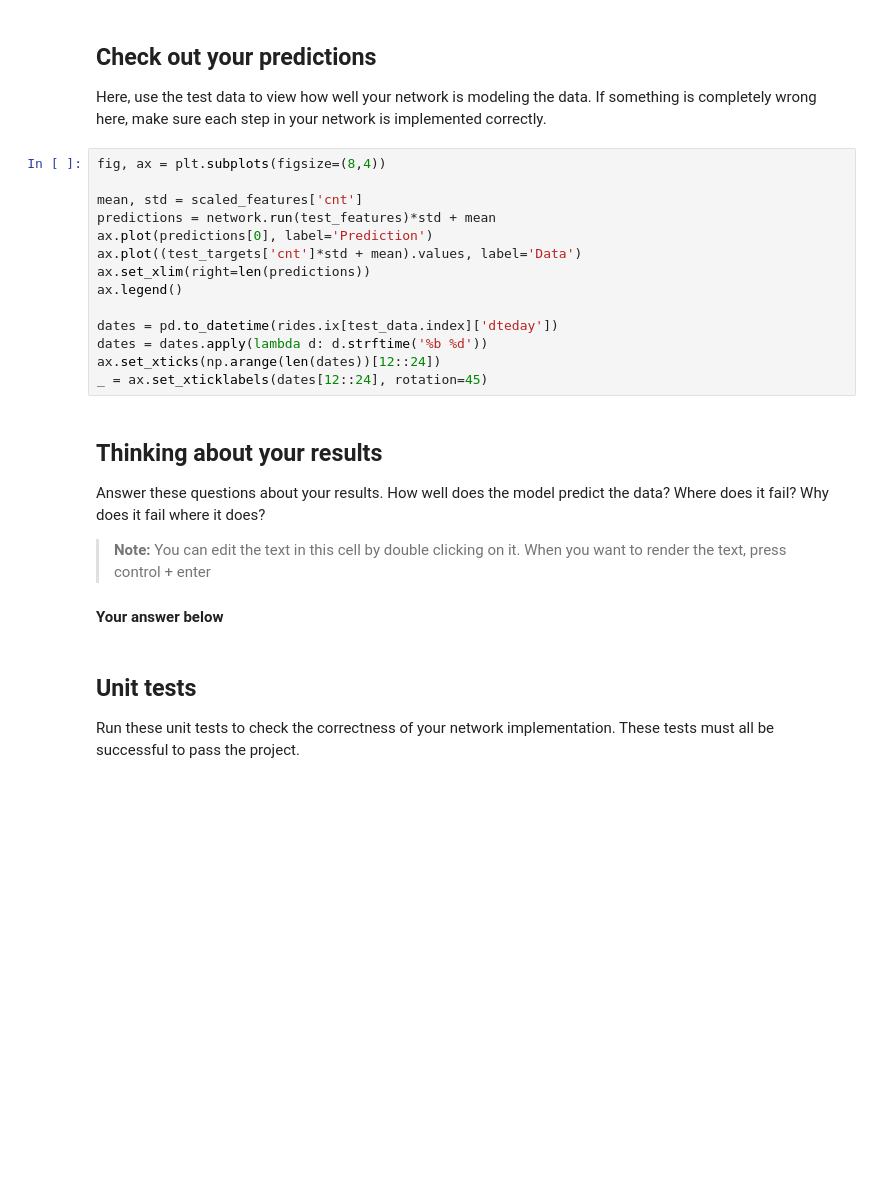
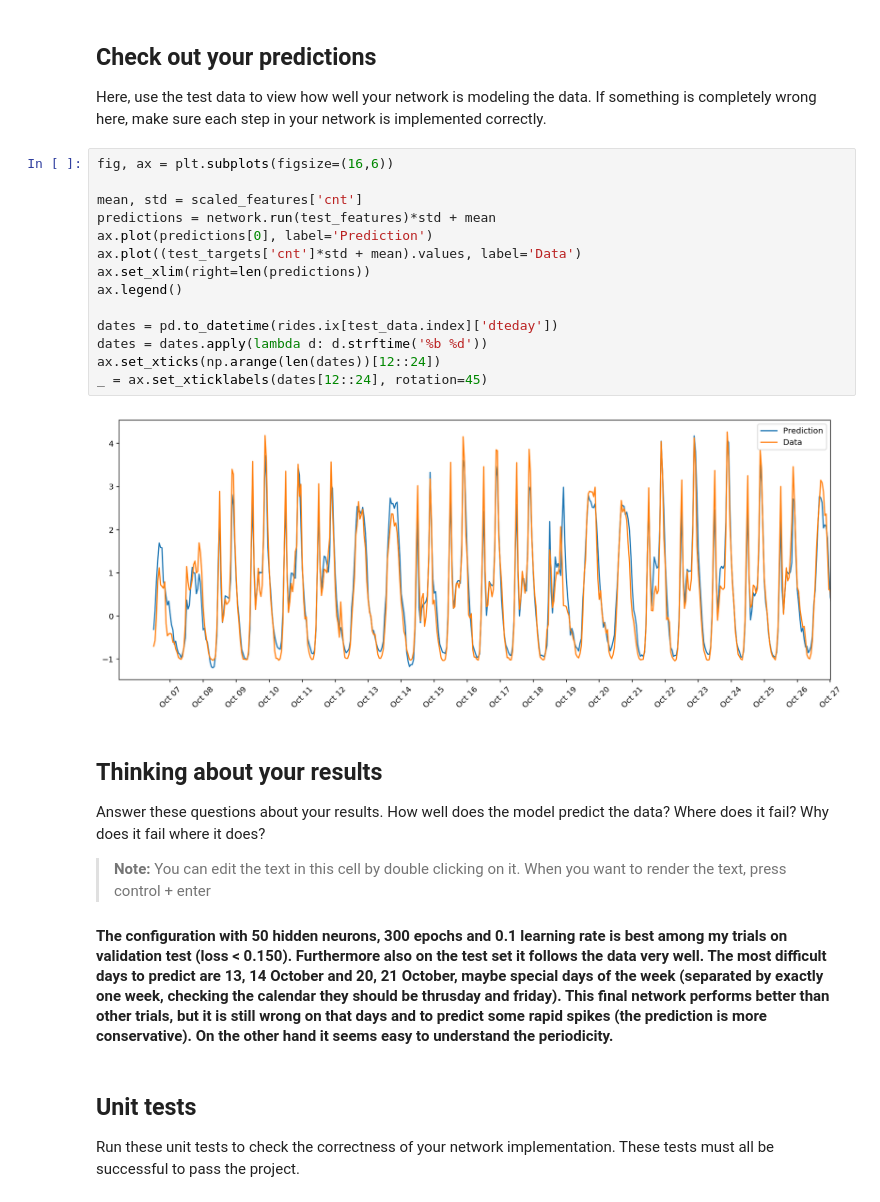
Before and after one commit to SlipknotTN/udacity-deeplearning-nanodegree, a Jupyter notebook: DLND-your-first-network/dlnd-your-first-neural-network.ipynb, the cells around one changed output. Saved outputs shown, nothing was run; the diff lists cells and outputs as text; blank space fills up the shorter version.

```diff
--- a/DLND-your-first-network/dlnd-your-first-neural-network.ipynb
+++ b/DLND-your-first-network/dlnd-your-first-neural-network.ipynb
@@ -237,19 +284,21 @@ plt.ylim(ymax=0.5)
 
 Here, use the test data to view how well your network is modeling the data. If something is completely wrong here, make sure each step in your network is implemented correctly.
 # %%
-fig, ax = plt.subplots(figsize=(8,4))
+fig, ax = plt.subplots(figsize=(16,6))
 
 mean, std = scaled_features['cnt']
 predictions = network.run(test_features)*std + mean
 ax.plot(predictions[0], label='Prediction')
 ax.plot((test_targets['cnt']*std + mean).values, label='Data')
 ax.set_xlim(right=len(predictions))
 ax.legend()
 
 dates = pd.to_datetime(rides.ix[test_data.index]['dteday'])
 dates = dates.apply(lambda d: d.strftime('%b %d'))
 ax.set_xticks(np.arange(len(dates))[12::24])
 _ = ax.set_xticklabels(dates[12::24], rotation=45)
+# %% [output]
+[figure, added]
 # %% [markdown]
 ## Thinking about your results
 
@@ -257,7 +306,7 @@ Answer these questions about your results. How well does the model predict the d
 
 > **Note:** You can edit the text in this cell by double clicking on it. When you want to render the text, press control + enter
 
-#### Your answer below
+#### The configuration with 50 hidden neurons, 300 epochs and 0.1 learning rate is best among my trials on validation test (loss < 0.150). Furthermore also on the test set it follows the data very well. The most difficult days to predict are 13, 14 October and 20, 21 October, maybe special days of the week (separated by exactly one week, checking the calendar they should be thrusday and friday). This final network performs better than other trials, but it is still wrong on that days and to predict some rapid spikes (the prediction is more conservative). On the other hand it seems easy to understand the periodicity.
 # %% [markdown]
 ## Unit tests
 
```
Also changed, not shown: parts of 5 cells of this notebook, 1 other file.
